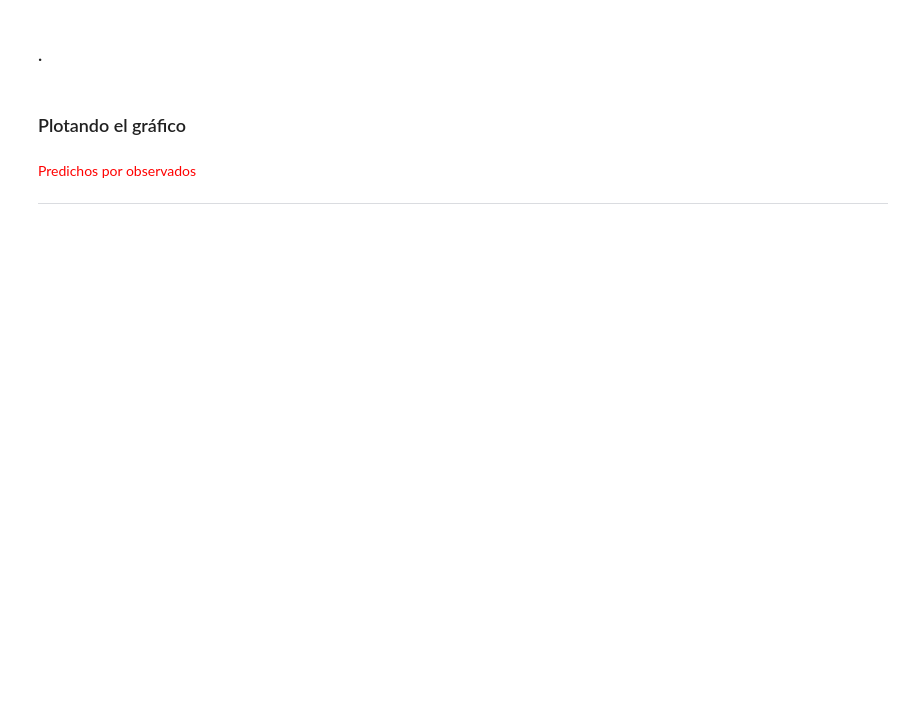
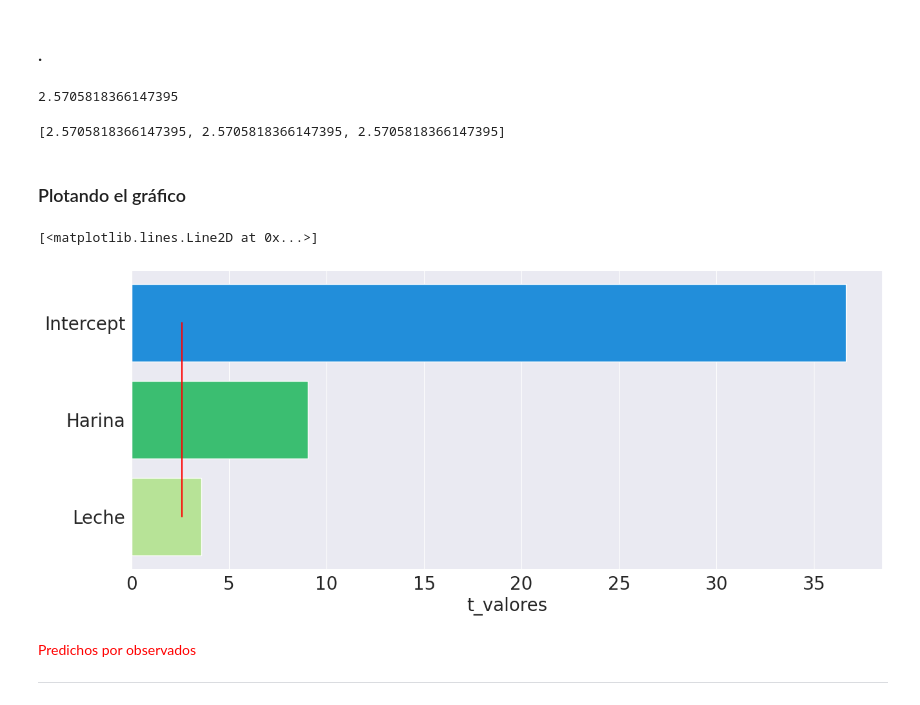
Before and after one commit to AdrianCPC/Profundizando_analisis_de_datos, a Jupyter notebook: Analisis_de_experimentos.ipynb, the cells around one changed output. Drawn from its saved outputs; the diff is of its cells as text; code cells hidden in the pictures; blank space fills up the shorter version.

```diff
--- a/Analisis_de_experimentos.ipynb
+++ b/Analisis_de_experimentos.ipynb
@@ -326,3 +350,5 @@ pareto.plot(limite, nombre, 'r')
 <p style='margin: 30px 30px;'>
 
 <hr style = 'border: 1px solid purple;'>
+# %%
+t_valores = modelo_adjustado_2.tvalues
@@ -328,0 +362,2 @@ pareto.plot(limite, nombre, 'r')
+# %%
+nombre = t_valores.index.tolist()
@@ -329,7 +368,28 @@ pareto.plot(limite, nombre, 'r')
 # %% [markdown]
 ### .
+# %%
+distribucion = stats.t(df = 5)
+# %%
+distribucion.ppf(q=1 - 0.025)
+# %% [output]
+2.5705818366147395
+# %%
+limite = [distribucion.ppf(q=1 - 0.025)]*len(nombre)
+limite
+# %% [output]
+[2.5705818366147395, 2.5705818366147395, 2.5705818366147395]
 # %% [markdown]
 ### Plotando el gráfico
+# %%
+
+pareto = sns.barplot(x=t_valores, y=nombre)
+pareto.figure.set_size_inches(15,6)
+pareto.tick_params(labelsize=20)
+pareto.set_xlabel('t_valores', fontsize=20)
+pareto.plot(limite, nombre, 'r')
+# %% [output]
+[<matplotlib.lines.Line2D at 0x...>]
+[figure, added]
 # %% [markdown]
 <font color='red' style='font-size: 30px;'> Predichos por observados  </font>
 <hr style='border: 2px solid red;'>
```
Also changed, not shown: parts of 21 cells of this notebook.
